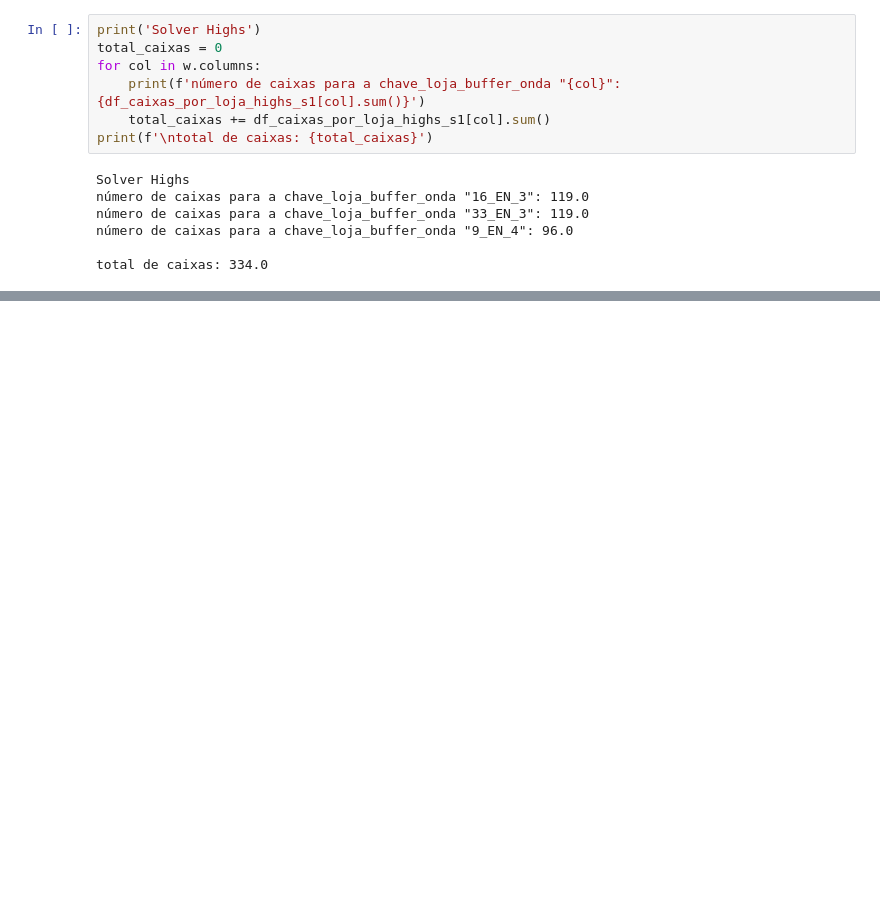
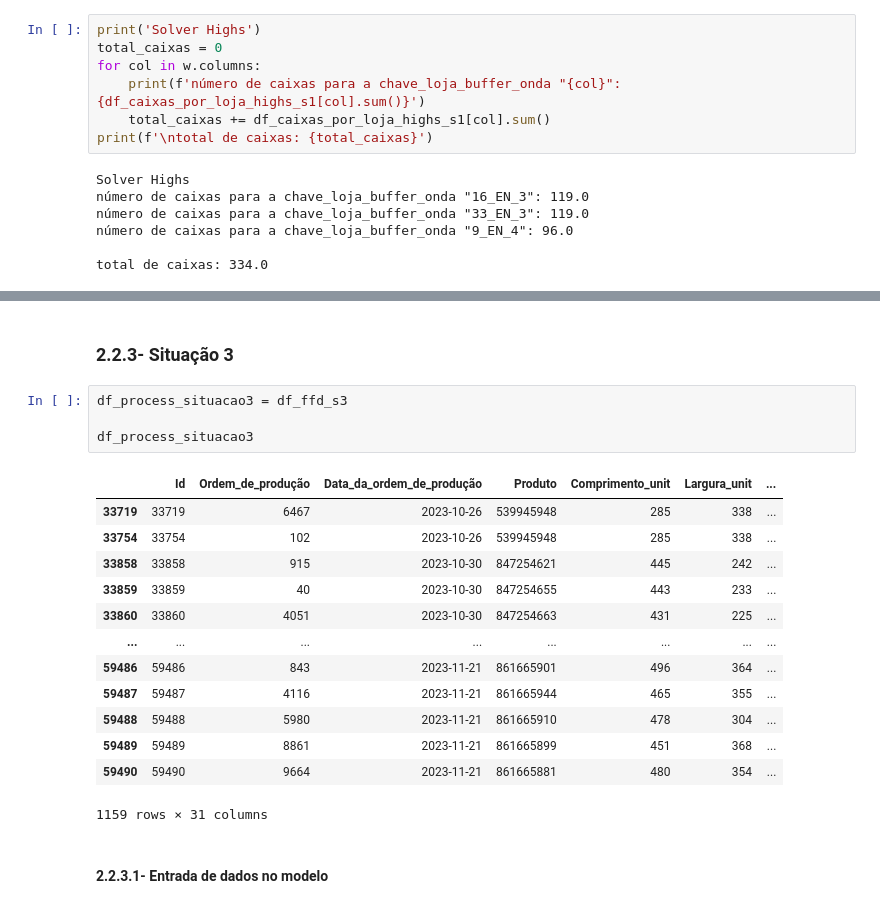
Before and after one commit to CandaPin/Resolucao_Problemas, a Jupyter notebook: 02-Notebook/Modelo_exato/06-cqavp-AMPL-Bin_packing_comparacao.ipynb, the cells around one changed output, grey strips where cells are left out. Cells and saved outputs as stored; diff of their text form; blank space fills up the shorter version.

Commit message:
# mais dados para comparação de desempenho no bin paking

```diff
--- a/02-Notebook/Modelo_exato/06-cqavp-AMPL-Bin_packing_comparacao.ipynb
+++ b/02-Notebook/Modelo_exato/06-cqavp-AMPL-Bin_packing_comparacao.ipynb
@@ -1134,0 +1582,22 @@ total de caixas: 334.0
+# %% [markdown]
+### 2.2.3- Situação 3
+# %%
+df_process_situacao3 = df_ffd_s3
+
+df_process_situacao3
+# %% [output]
+|  | Id | Ordem_de_produção | Data_da_ordem_de_produção | Produto | Comprimento_unit | Largura_unit | ... |
+| 33719 | 33719 | 6467 | 2023-10-26 | 539945948 | 285 | 338 | ... |
+| 33754 | 33754 | 102 | 2023-10-26 | 539945948 | 285 | 338 | ... |
+| 33858 | 33858 | 915 | 2023-10-30 | 847254621 | 445 | 242 | ... |
+| 33859 | 33859 | 40 | 2023-10-30 | 847254655 | 443 | 233 | ... |
+| 33860 | 33860 | 4051 | 2023-10-30 | 847254663 | 431 | 225 | ... |
+| ... | ... | ... | ... | ... | ... | ... | ... |
+| 59486 | 59486 | 843 | 2023-11-21 | 861665901 | 496 | 364 | ... |
+| 59487 | 59487 | 4116 | 2023-11-21 | 861665944 | 465 | 355 | ... |
+| 59488 | 59488 | 5980 | 2023-11-21 | 861665910 | 478 | 304 | ... |
+| 59489 | 59489 | 8861 | 2023-11-21 | 861665899 | 451 | 368 | ... |
+| 59490 | 59490 | 9664 | 2023-11-21 | 861665881 | 480 | 354 | ... |
+1159 rows × 31 columns
+# %% [markdown]
+#### 2.2.3.1- Entrada de dados no modelo
```
Also changed, not shown: parts of 118 cells of this notebook, 1 other file.
